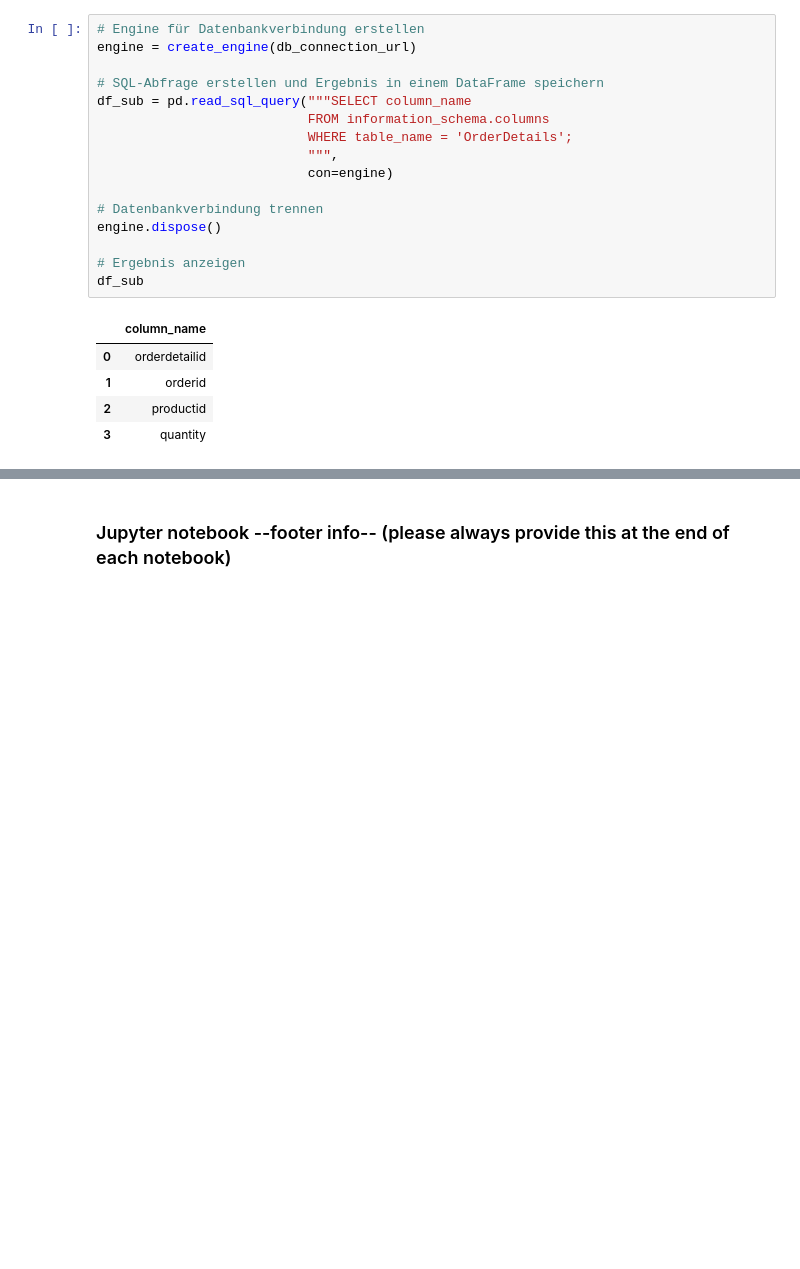
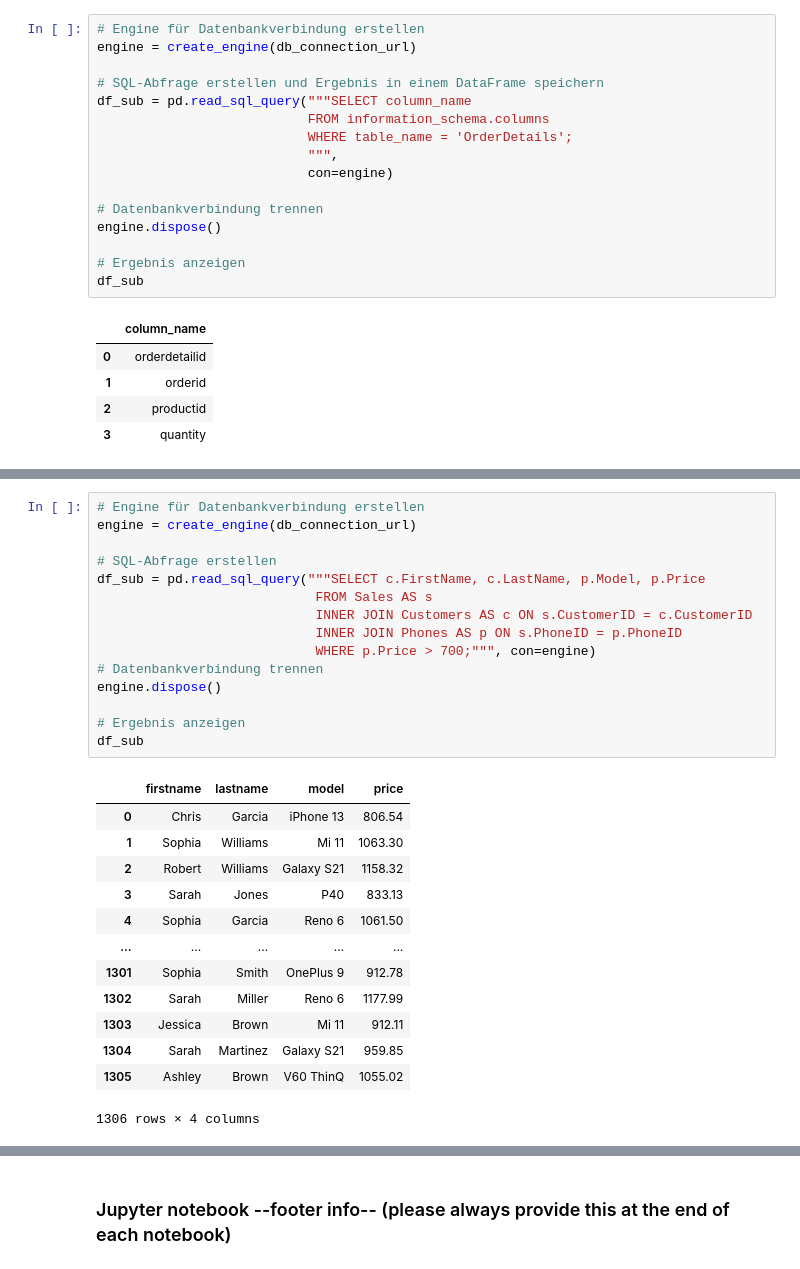
Before and after one commit to blobb3/python_postgresql_pgadmin, a Jupyter notebook: Test_Exam_Relationale_Daten_Solution.ipynb, the cells around one changed output, grey strips where cells are left out. Saved outputs shown, nothing was run; the diff lists cells and outputs as text; blank space fills up the shorter version.

```diff
--- a/Test_Exam_Relationale_Daten_Solution.ipynb
+++ b/Test_Exam_Relationale_Daten_Solution.ipynb
@@ -638,0 +645,29 @@ df_sub
+# %%
+# Engine für Datenbankverbindung erstellen
+engine = create_engine(db_connection_url)
+
+# SQL-Abfrage erstellen
+df_sub = pd.read_sql_query("""SELECT c.FirstName, c.LastName, p.Model, p.Price
+                            FROM Sales AS s
+                            INNER JOIN Customers AS c ON s.CustomerID = c.CustomerID
+                            INNER JOIN Phones AS p ON s.PhoneID = p.PhoneID
+                            WHERE p.Price > 700;""", con=engine)
+# Datenbankverbindung trennen
+engine.dispose()
+
+# Ergebnis anzeigen
+df_sub
+# %% [output]
+|  | firstname | lastname | model | price |
+| 0 | Chris | Garcia | iPhone 13 | 806.54 |
+| 1 | Sophia | Williams | Mi 11 | 1063.30 |
+| 2 | Robert | Williams | Galaxy S21 | 1158.32 |
+| 3 | Sarah | Jones | P40 | 833.13 |
+| 4 | Sophia | Garcia | Reno 6 | 1061.50 |
+| ... | ... | ... | ... | ... |
+| 1301 | Sophia | Smith | OnePlus 9 | 912.78 |
+| 1302 | Sarah | Miller | Reno 6 | 1177.99 |
+| 1303 | Jessica | Brown | Mi 11 | 912.11 |
+| 1304 | Sarah | Martinez | Galaxy S21 | 959.85 |
+| 1305 | Ashley | Brown | V60 ThinQ | 1055.02 |
+1306 rows × 4 columns
```
Also changed, not shown: parts of 8 cells of this notebook.
